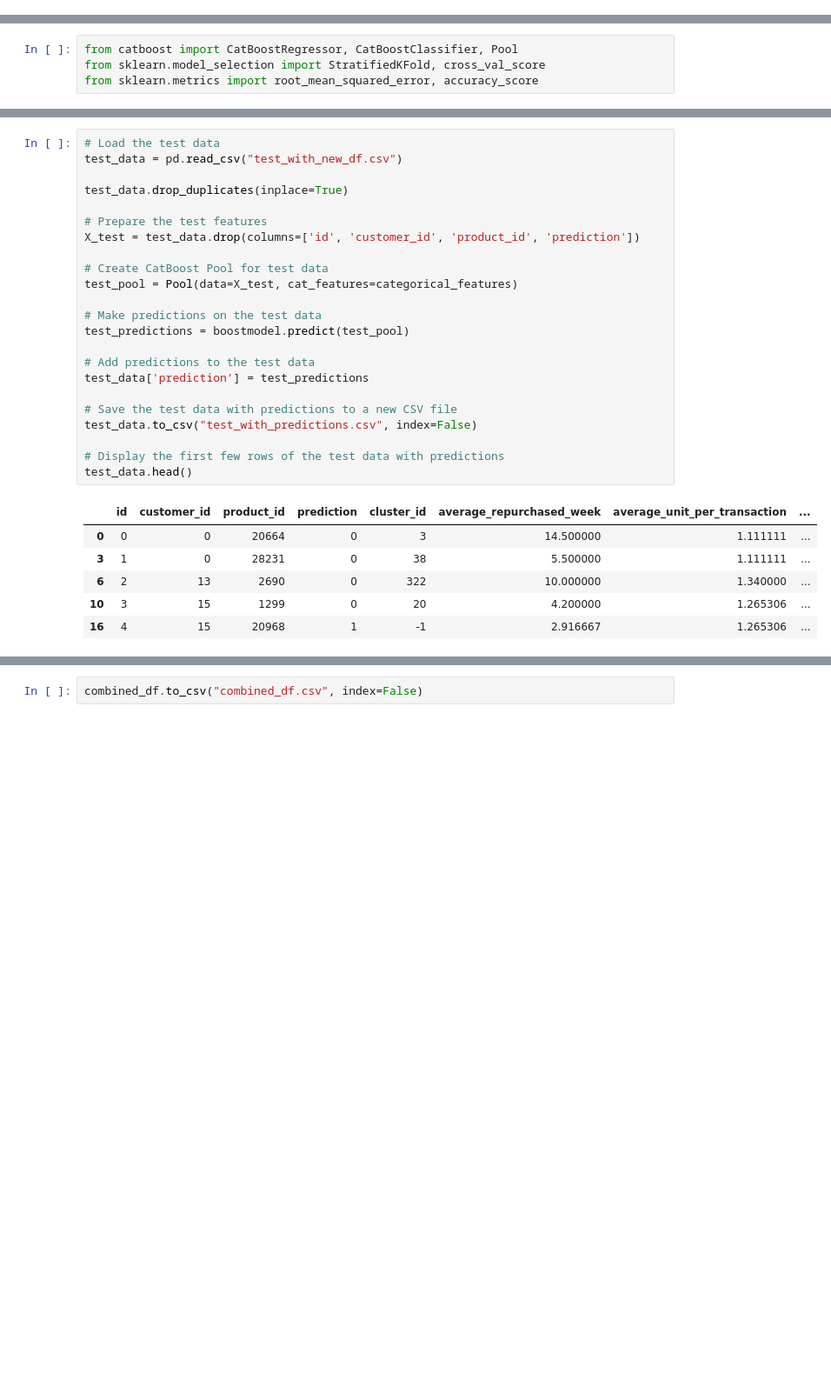
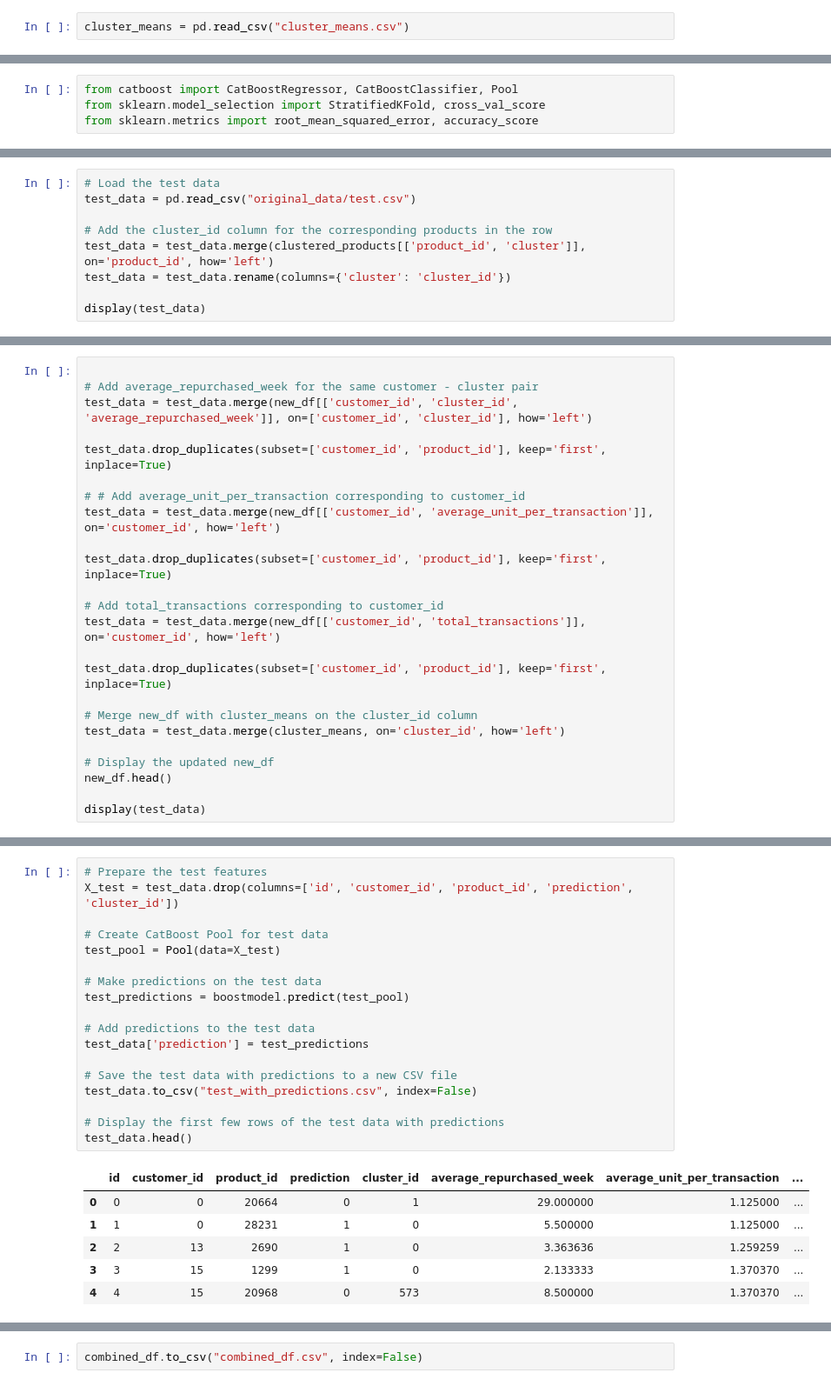
Before and after one commit to anildervis/YZV311_2425_150210307_150220344, a Jupyter notebook: data_analysis.ipynb, the cells around one changed output, grey strips where cells are left out. Shown at 87% size. Cells and saved outputs as stored; diff of their text form; blank space fills up the shorter version.

```diff
--- a/data_analysis.ipynb
+++ b/data_analysis.ipynb
@@ -477,0 +478,2 @@ new_df.head()
+# %%
+cluster_means = pd.read_csv("cluster_means.csv")
@@ -558,0 +578,9 @@ Average Accuracy: 0.6604
+# %%
+# Load the test data
+test_data = pd.read_csv("original_data/test.csv")
+
+# Add the cluster_id column for the corresponding products in the row
+test_data = test_data.merge(clustered_products[['product_id', 'cluster']], on='product_id', how='left')
+test_data = test_data.rename(columns={'cluster': 'cluster_id'})
+
+display(test_data)
@@ -558,0 +601,24 @@ Average Accuracy: 0.6604
+# %%
+
+# Add average_repurchased_week for the same customer - cluster pair
+test_data = test_data.merge(new_df[['customer_id', 'cluster_id', 'average_repurchased_week']], on=['customer_id', 'cluster_id'], how='left')
+
+test_data.drop_duplicates(subset=['customer_id', 'product_id'], keep='first', inplace=True)
+
+# # Add average_unit_per_transaction corresponding to customer_id
+test_data = test_data.merge(new_df[['customer_id', 'average_unit_per_transaction']], on='customer_id', how='left')
+
+test_data.drop_duplicates(subset=['customer_id', 'product_id'], keep='first', inplace=True)
+
+# Add total_transactions corresponding to customer_id
+test_data = test_data.merge(new_df[['customer_id', 'total_transactions']], on='customer_id', how='left')
+
+test_data.drop_duplicates(subset=['customer_id', 'product_id'], keep='first', inplace=True)
+
+# Merge new_df with cluster_means on the cluster_id column
+test_data = test_data.merge(cluster_means, on='cluster_id', how='left')
+
+# Display the updated new_df
+new_df.head()
+
+display(test_data)
@@ -559,33 +639,28 @@ Average Accuracy: 0.6604
 # %%
-# Load the test data
-test_data = pd.read_csv("test_with_new_df.csv")
-
-test_data.drop_duplicates(inplace=True)
-
 # Prepare the test features
-X_test = test_data.drop(columns=['id', 'customer_id', 'product_id', 'prediction'])
+X_test = test_data.drop(columns=['id', 'customer_id', 'product_id', 'prediction', 'cluster_id'])
 
 # Create CatBoost Pool for test data
-test_pool = Pool(data=X_test, cat_features=categorical_features)
+test_pool = Pool(data=X_test)
 
 # Make predictions on the test data
 test_predictions = boostmodel.predict(test_pool)
 
 # Add predictions to the test data
 test_data['prediction'] = test_predictions
 
 # Save the test data with predictions to a new CSV file
 test_data.to_csv("test_with_predictions.csv", index=False)
 
 # Display the first few rows of the test data with predictions
 test_data.head()
 # %% [output]
 |  | id | customer_id | product_id | prediction | cluster_id | average_repurchased_week | average_unit_per_transaction | ... |
-| 0 | 0 | 0 | 20664 | 0 | 3 | 14.500000 | 1.111111 | ... |
-| 3 | 1 | 0 | 28231 | 0 | 38 | 5.500000 | 1.111111 | ... |
-| 6 | 2 | 13 | 2690 | 0 | 322 | 10.000000 | 1.340000 | ... |
-| 10 | 3 | 15 | 1299 | 0 | 20 | 4.200000 | 1.265306 | ... |
-| 16 | 4 | 15 | 20968 | 1 | -1 | 2.916667 | 1.265306 | ... |
+| 0 | 0 | 0 | 20664 | 0 | 1 | 29.000000 | 1.125000 | ... |
+| 1 | 1 | 0 | 28231 | 1 | 0 | 5.500000 | 1.125000 | ... |
+| 2 | 2 | 13 | 2690 | 1 | 0 | 3.363636 | 1.259259 | ... |
+| 3 | 3 | 15 | 1299 | 1 | 0 | 2.133333 | 1.370370 | ... |
+| 4 | 4 | 15 | 20968 | 0 | 573 | 8.500000 | 1.370370 | ... |
 # %%
 # Remove rows where prediction is 0 or cluster_id is -1
 filtered_test_df = test_data[(test_data['prediction'] != 0) & (test_data['cluster_id'] != -1)]
```
Also changed, not shown: parts of 28 cells of this notebook.
